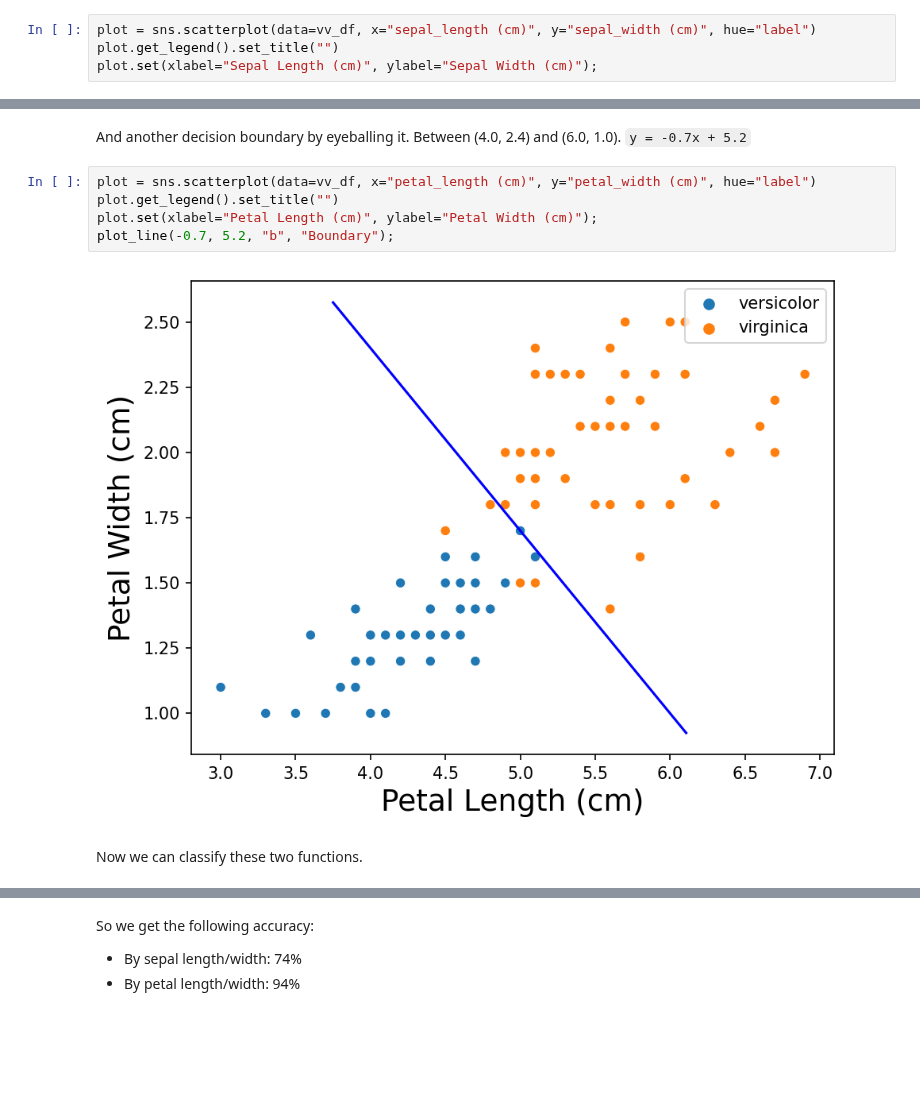
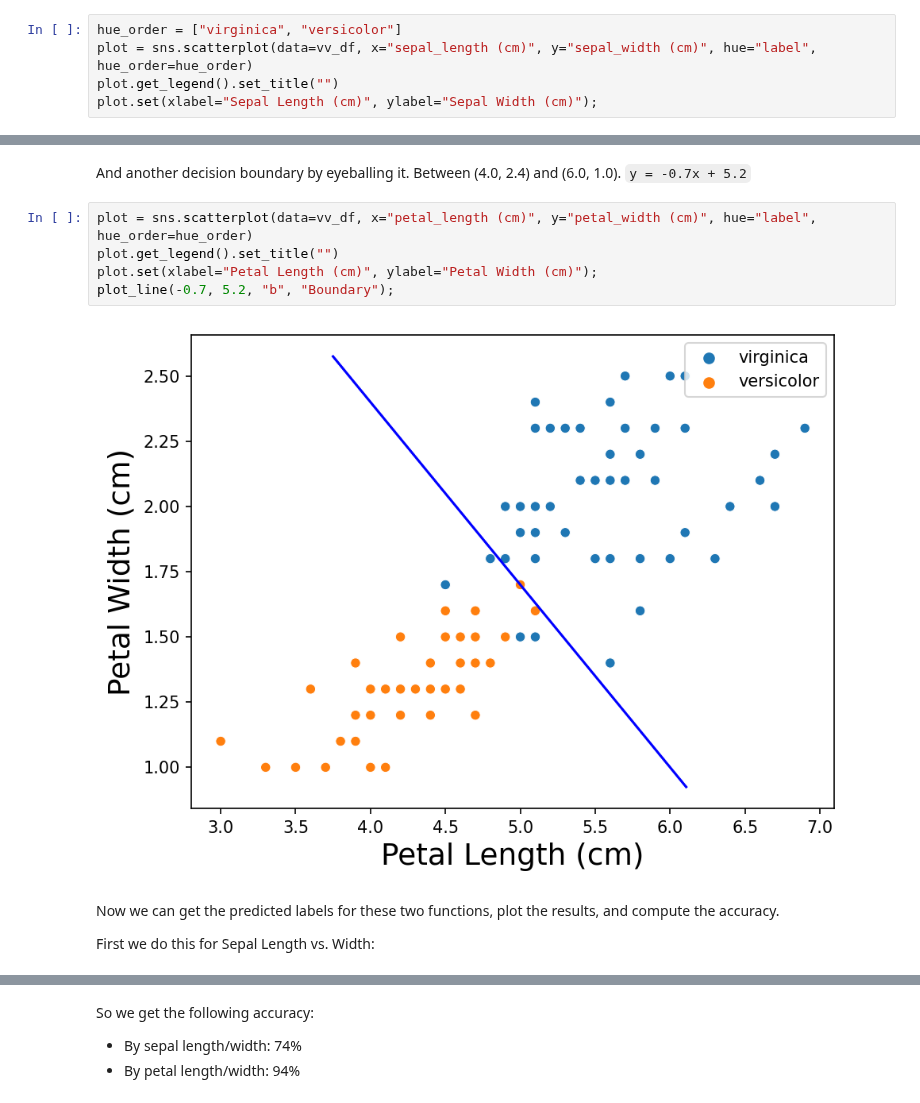
Before and after one commit to jmfb/CS5610, a Jupyter notebook: m3p3a/M3 Project 3a.ipynb, the cells around one changed output, grey strips where cells are left out. Drawn from its saved outputs; the diff is of its cells as text; blank space fills up the shorter version.

```diff
--- a/m3p3a/M3 Project 3a.ipynb
+++ b/m3p3a/M3 Project 3a.ipynb
@@ -163,7 +163,8 @@ Data columns (total 5 columns):
 dtypes: float64(4), object(1)
 memory usage: 4.0+ KB
 # %%
-plot = sns.scatterplot(data=vv_df, x="sepal_length (cm)", y="sepal_width (cm)", hue="label")
+hue_order = ["virginica", "versicolor"]
+plot = sns.scatterplot(data=vv_df, x="sepal_length (cm)", y="sepal_width (cm)", hue="label", hue_order=hue_order)
 plot.get_legend().set_title("")
 plot.set(xlabel="Sepal Length (cm)", ylabel="Sepal Width (cm)");
 # %% [output]
@@ -190,13 +191,15 @@ plot.set(xlabel="Petal Length (cm)", ylabel="Petal Width (cm)");
 # %% [markdown]
 And another decision boundary by eyeballing it.  Between (4.0, 2.4) and (6.0, 1.0). `y = -0.7x + 5.2`
 # %%
-plot = sns.scatterplot(data=vv_df, x="petal_length (cm)", y="petal_width (cm)", hue="label")
+plot = sns.scatterplot(data=vv_df, x="petal_length (cm)", y="petal_width (cm)", hue="label", hue_order=hue_order)
 plot.get_legend().set_title("")
 plot.set(xlabel="Petal Length (cm)", ylabel="Petal Width (cm)");
 plot_line(-0.7, 5.2, "b", "Boundary");
 # %% [output]
-[figure, old version]
+[figure, new version]
 # %% [markdown]
-Now we can classify these two functions.
+Now we can get the predicted labels for these two functions, plot the results, and compute the accuracy.
+
+First we do this for Sepal Length vs. Width:
 # %%
 features = vv_df[["sepal_length (cm)", "sepal_width (cm)"]].values
```
Also changed, not shown: parts of 12 cells of this notebook.
